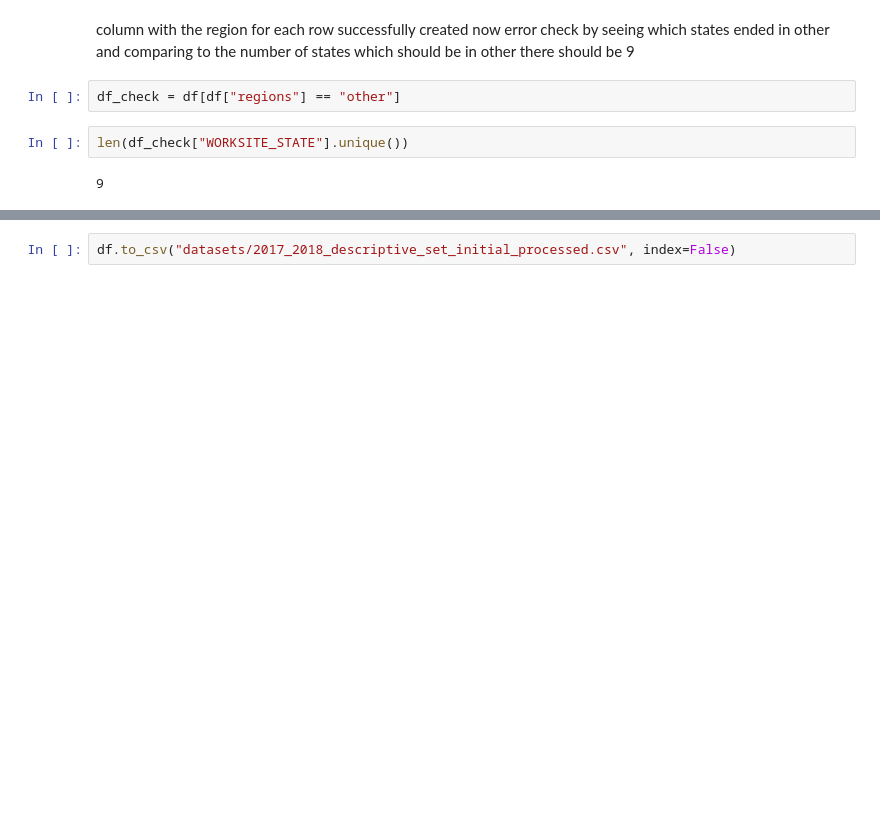
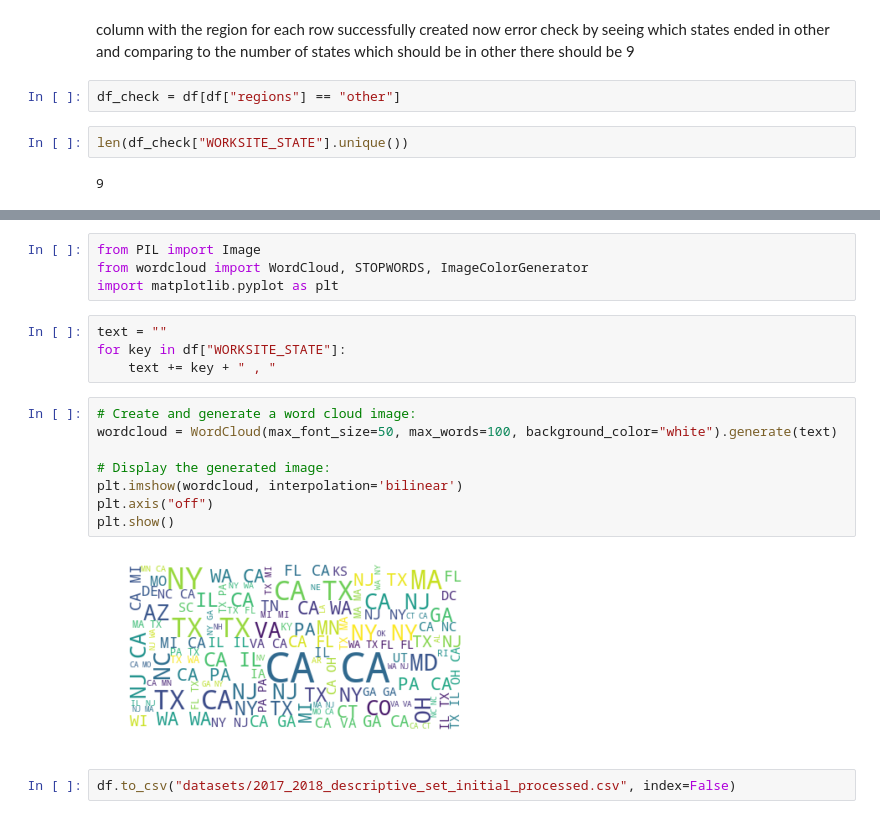
Before and after one commit to ChunkyMitts/FYP_visa_analysis, a Jupyter notebook: 5_state_processing.ipynb, the cells around one changed output, grey strips where cells are left out. Drawn from its saved outputs; the diff is of its cells as text; blank space fills up the shorter version.

```diff
--- a/5_state_processing.ipynb
+++ b/5_state_processing.ipynb
@@ -85,2 +105,20 @@ len(df_check["WORKSITE_STATE"].unique())
+# %%
+from PIL import Image
+from wordcloud import WordCloud, STOPWORDS, ImageColorGenerator
+import matplotlib.pyplot as plt
+# %%
+text = ""
+for key in df["WORKSITE_STATE"]:
+    text += key + " , "
+# %%
+# Create and generate a word cloud image:
+wordcloud = WordCloud(max_font_size=50, max_words=100, background_color="white").generate(text)
+
+# Display the generated image:
+plt.imshow(wordcloud, interpolation='bilinear')
+plt.axis("off")
+plt.show()
+# %% [output]
+[figure, added]
 # %%
 df.to_csv("datasets/2017_2018_descriptive_set_initial_processed.csv", index=False)
```
Also changed, not shown: parts of 3 cells of this notebook, 5 other files.
